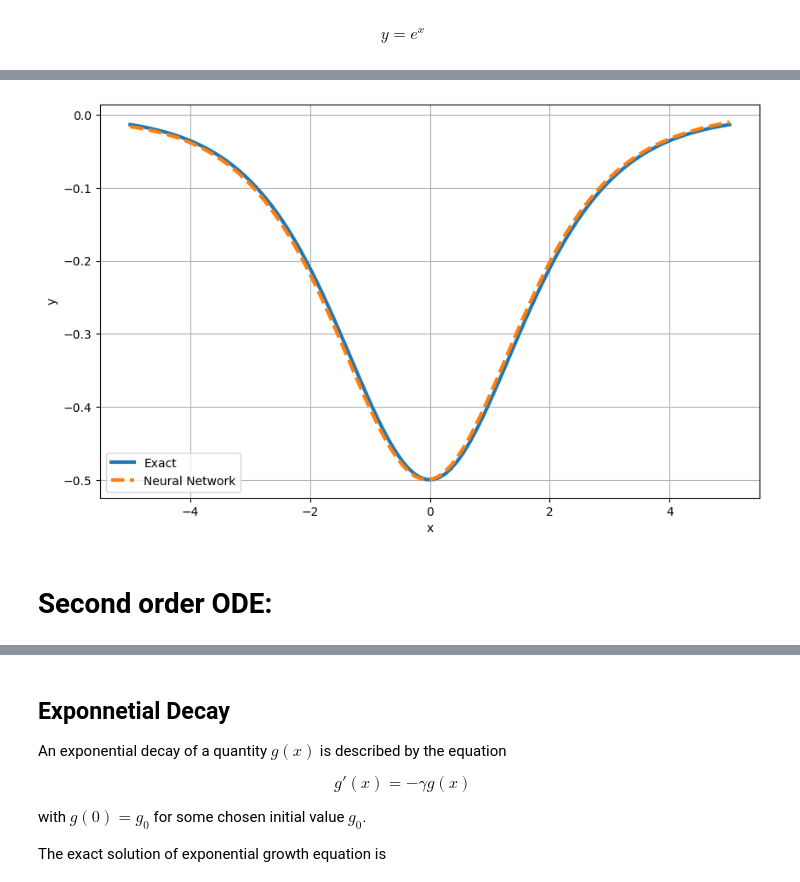
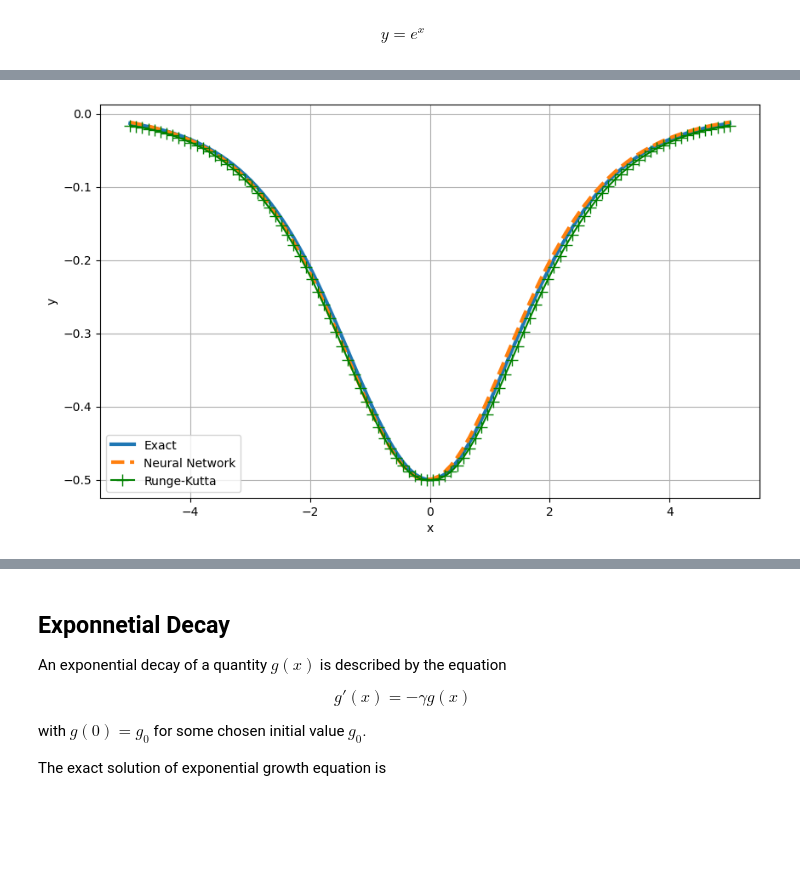
Before and after one commit to mhmdrdwn/ode, a Jupyter notebook: ODE.ipynb, the cells around one changed output, grey strips where cells are left out. Cells and saved outputs as stored; diff of their text form; code cells hidden in the pictures; blank space fills up the shorter version.

```diff
--- a/ODE.ipynb
+++ b/ODE.ipynb
@@ -308,20 +425,42 @@ Final Loss:  1.63967172284174e-07
+# %%
+from scipy.integrate import solve_ivp
+
+dt = 0.1
+x = np.arange(0, 5, dt)
+
+z1 = np.zeros_like(x)
+z2 = np.zeros_like(x)
+
+# initial conditions
+z1[0] = -1/2
+z2[0] = 0
+
+def func(x, z):
+    return [z[1], z[0] + 3*z[0]**2]
+
+dt = -0.1
+x_ = np.arange(0, -5, dt)
+
+#we solve this ivp twice as the initial valeus is 0 in the middle
+sol1 = solve_ivp(func, [0, 5], [-1/2, 0], method='RK45', t_eval=x)
+sol2 = solve_ivp(func, [0, -5], [-1/2, 0], method='RK45', t_eval=x_)
 # %%
 import matplotlib.pyplot as plt
 
 xtest = torch.linspace(-5, 5, 100)[:, None]
 with torch.no_grad():
     ypred = model(xtest)
 
 plt.figure(figsize=(10, 6))
 plt.plot(xtest, exact_func(xtest), label="Exact", linewidth=3.0)
 plt.plot(xtest, ypred, "--" ,label="Neural Network" , linewidth=3.0)
+yrk = np.concatenate((np.flip(sol2.y[0,:]), sol1.y[0,:]))
+plt.plot(xtest, yrk, color = 'green', marker = '+', markersize=10, label = 'Runge-Kutta')
 plt.xlabel('x')
 plt.ylabel('y')
 plt.legend()
 plt.grid()
-plt.savefig("report_modeling10.pdf", bbox_inches='tight')
+plt.savefig("report_modeling3.pdf", bbox_inches='tight')
 plt.show()
 # %% [output]
-[figure, old version]
+[figure, new version]
-# %% [markdown]
-# Second order ODE:
```
Also changed, not shown: parts of 50 cells of this notebook.
